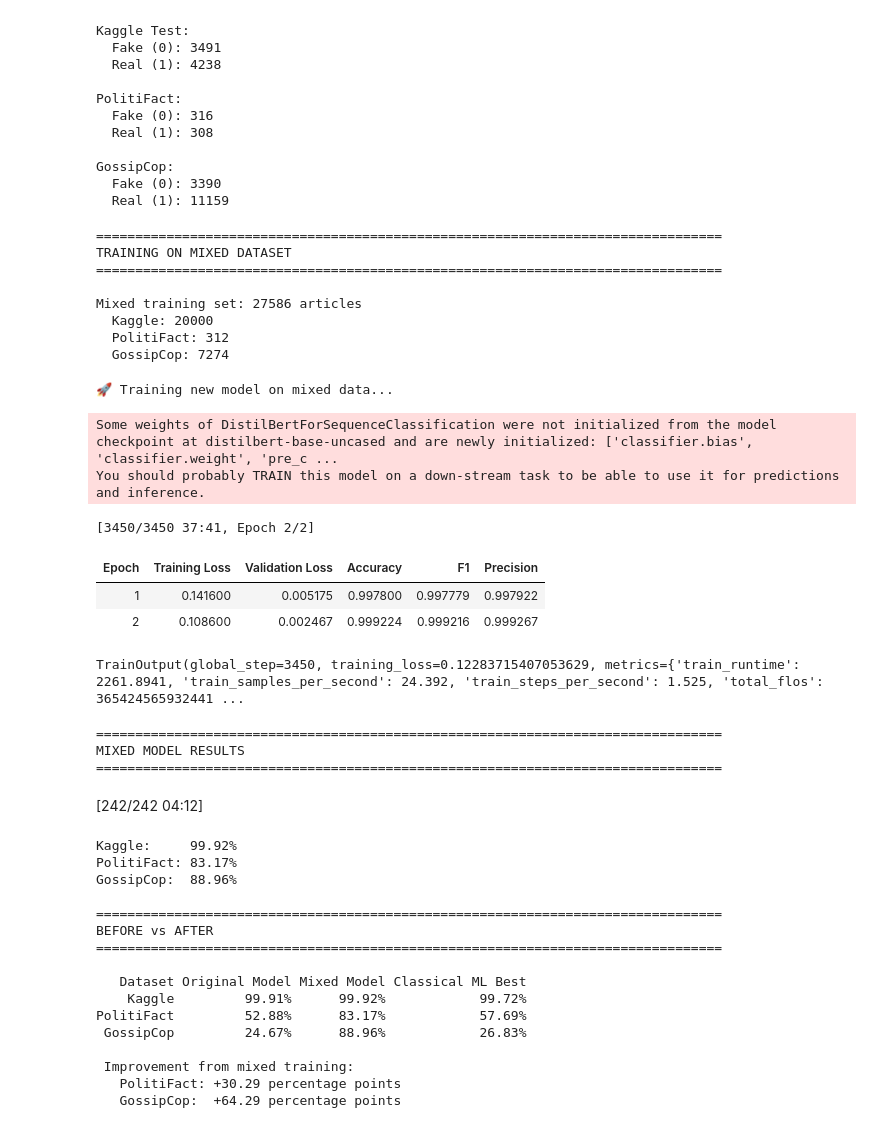
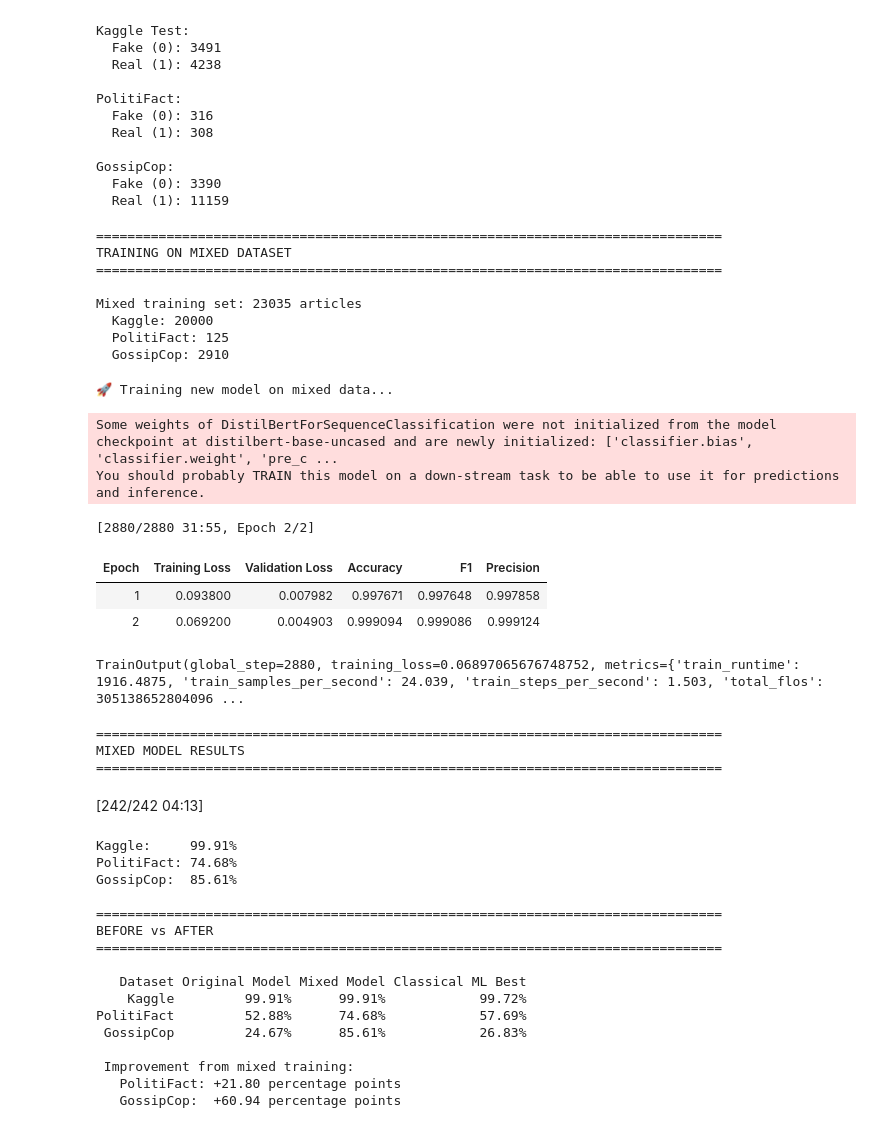
Before and after one commit to nk2417/TruthLens, a Jupyter notebook: distilbertModel.ipynb, the cells around one changed output. Saved outputs shown, nothing was run; the diff lists cells and outputs as text; code cells hidden in the pictures.

Commit message:
change mixed dataset to 0.2

```diff
--- a/distilbertModel.ipynb
+++ b/distilbertModel.ipynb
@@ -418,8 +418,8 @@ print("="*80 + "\n")
 
 # take samples from each dataset
 kaggle_sample = df_train.sample(n=20000, random_state=42)
-politifact_sample = df_politifact.sample(frac=0.5, random_state=42)
-gossipcop_sample = df_gossipcop.sample(frac=0.5, random_state=42)
+politifact_sample = df_politifact.sample(frac=0.2, random_state=42)
+gossipcop_sample = df_gossipcop.sample(frac=0.2, random_state=42)
 
 # combine them
 df_mixed = pd.concat([kaggle_sample, politifact_sample, gossipcop_sample])
@@ -437,40 +437,40 @@ tokenized_mixed = mixed_ds.map(tokenize, batched=True, remove_columns=['text'])
 print("\n🚀 Training new model on mixed data...")
 
 # create a new model
 model_mixed = AutoModelForSequenceClassification.from_pretrained(
     MODEL_NAME,
     num_labels=2
 )
 
 # create a new trainer
 trainer_mixed = Trainer(
     model=model_mixed,
     args=training_args,
     train_dataset=tokenized_mixed,
     eval_dataset=tokenized_test,
     tokenizer=tokenizer,
     data_collator=data_collator,
     compute_metrics=compute_metrics,
 )
 
 trainer_mixed.train()
 # %% [output]
 ================================================================================
 TRAINING ON MIXED DATASET
 ================================================================================
 
-Mixed training set: 27586 articles
+Mixed training set: 23035 articles
   Kaggle: 20000
-  PolitiFact: 312
-  GossipCop: 7274
+  PolitiFact: 125
+  GossipCop: 2910
 🚀 Training new model on mixed data...
 Some weights of DistilBertForSequenceClassification were not initialized from the model checkpoint at distilbert-base-uncased and are newly initialized: ['classifier.bias', 'classifier.weight', 'pre_c ...
 You should probably TRAIN this model on a down-stream task to be able to use it for predictions and inference.
-[3450/3450 37:41, Epoch 2/2]
+[2880/2880 31:55, Epoch 2/2]
 | Epoch | Training Loss | Validation Loss | Accuracy | F1 | Precision |
-| 1 | 0.141600 | 0.005175 | 0.997800 | 0.997779 | 0.997922 |
-| 2 | 0.108600 | 0.002467 | 0.999224 | 0.999216 | 0.999267 |
+| 1 | 0.093800 | 0.007982 | 0.997671 | 0.997648 | 0.997858 |
+| 2 | 0.069200 | 0.004903 | 0.999094 | 0.999086 | 0.999124 |
-TrainOutput(global_step=3450, training_loss=0.12283715407053629, metrics={'train_runtime': 2261.8941, 'train_samples_per_second': 24.392, 'train_steps_per_second': 1.525, 'total_flos': 365424565932441 ...
+TrainOutput(global_step=2880, training_loss=0.06897065676748752, metrics={'train_runtime': 1916.4875, 'train_samples_per_second': 24.039, 'train_steps_per_second': 1.503, 'total_flos': 305138652804096 ...
 # %%
 # testing mixed model
 print("\n" + "="*80)
@@ -515,20 +515,20 @@ print(f"   GossipCop:  {gossipcop_improvement:+.2f} percentage points")
 ================================================================================
 MIXED MODEL RESULTS
 ================================================================================
-[242/242 04:12]
+[242/242 04:13]
-Kaggle:     99.92%
-PolitiFact: 83.17%
-GossipCop:  88.96%
+Kaggle:     99.91%
+PolitiFact: 74.68%
+GossipCop:  85.61%
 
 ================================================================================
 BEFORE vs AFTER
 ================================================================================
 
    Dataset Original Model Mixed Model Classical ML Best
-    Kaggle         99.91%      99.92%            99.72%
-PolitiFact         52.88%      83.17%            57.69%
- GossipCop         24.67%      88.96%            26.83%
+    Kaggle         99.91%      99.91%            99.72%
+PolitiFact         52.88%      74.68%            57.69%
+ GossipCop         24.67%      85.61%            26.83%
 
  Improvement from mixed training:
-   PolitiFact: +30.29 percentage points
-   GossipCop:  +64.29 percentage points
+   PolitiFact: +21.80 percentage points
+   GossipCop:  +60.94 percentage points
```
Also changed, not shown: parts of 1 cell of this notebook, 1 other file.
